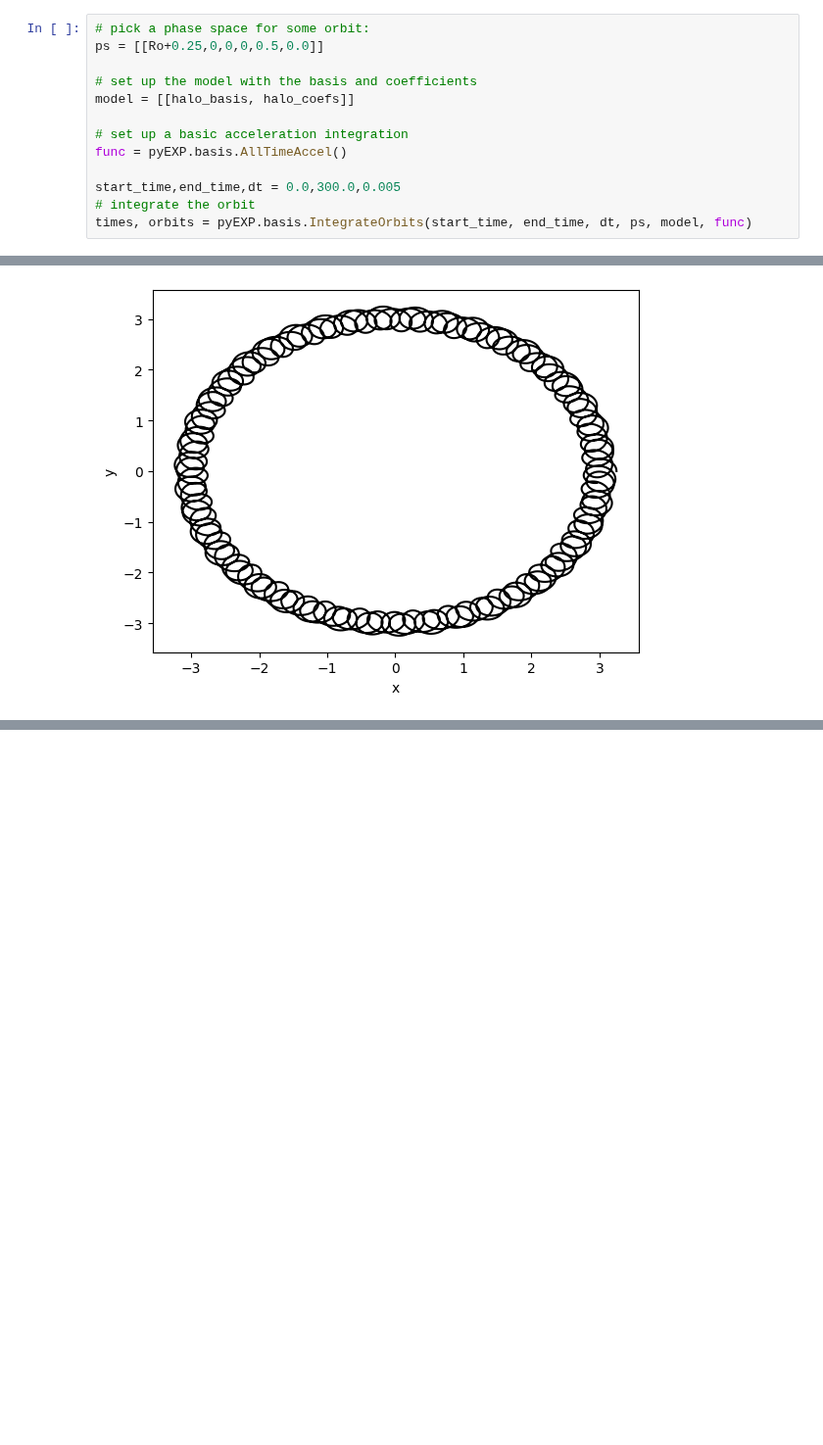
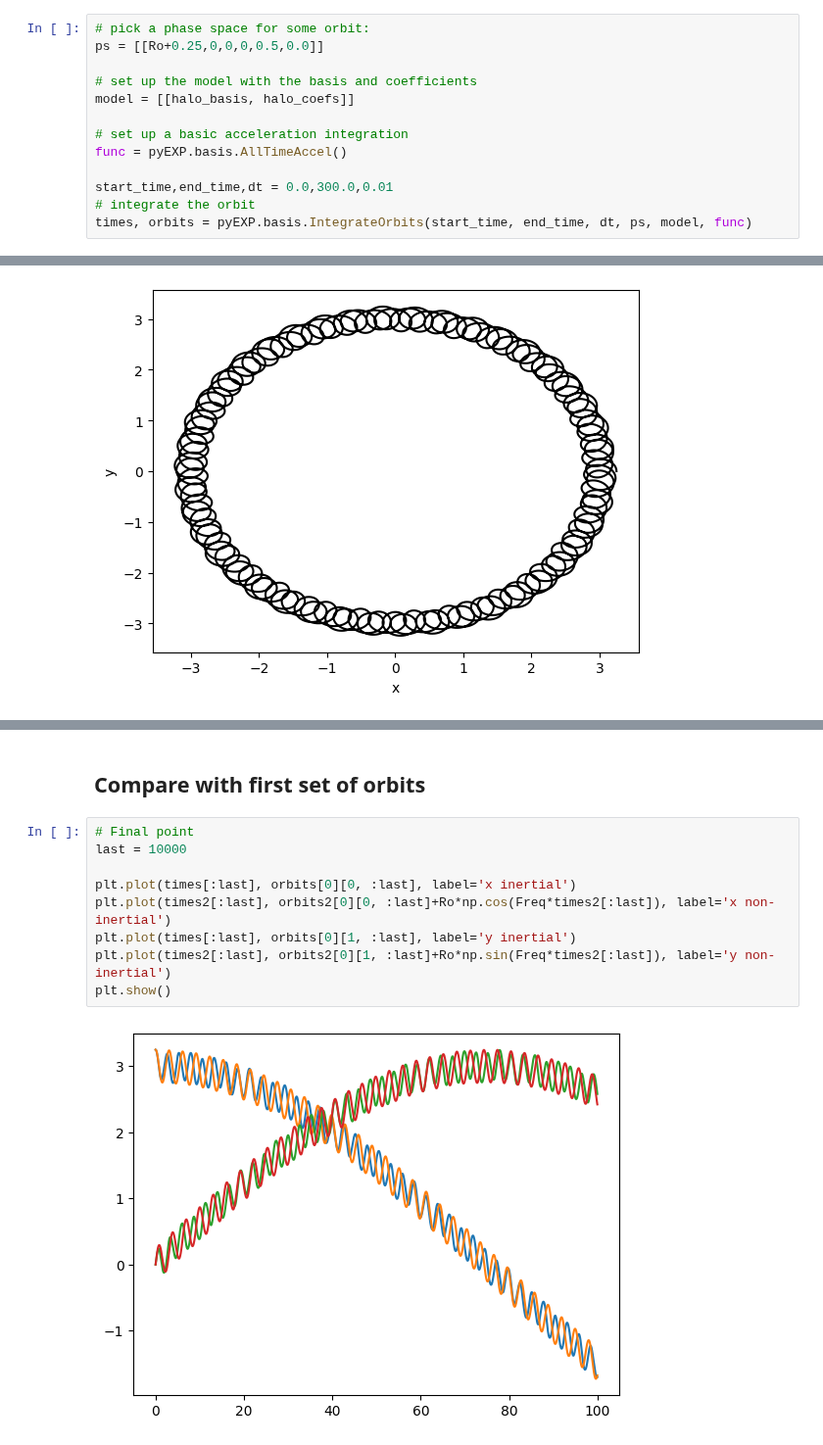
Before and after one commit to EXP-code/pyEXP-examples, a Jupyter notebook: How-To/Recipes/Orbits/OrbitingFrame.ipynb, the cells around one changed output, grey strips where cells are left out. Shown at 98% size. Drawn from its saved outputs; the diff is of its cells as text; blank space fills up the shorter version.

```diff
--- a/How-To/Recipes/Orbits/OrbitingFrame.ipynb
+++ b/How-To/Recipes/Orbits/OrbitingFrame.ipynb
@@ -91,7 +99,7 @@ model = [[halo_basis, halo_coefs]]
 # set up a basic acceleration integration
 func = pyEXP.basis.AllTimeAccel()
 
-start_time,end_time,dt = 0.0,300.0,0.005
+start_time,end_time,dt = 0.0,300.0,0.01
 # integrate the orbit
 times, orbits = pyEXP.basis.IntegrateOrbits(start_time, end_time, dt, ps, model, func)
 # %% [markdown]
@@ -105,0 +141,13 @@ Text(0, 0.5, 'y')
+# %% [markdown]
+## Compare with first set of orbits
+# %%
+# Final point
+last = 10000
+
+plt.plot(times[:last], orbits[0][0, :last], label='x inertial')
+plt.plot(times2[:last], orbits2[0][0, :last]+Ro*np.cos(Freq*times2[:last]), label='x non-inertial')
+plt.plot(times[:last], orbits[0][1, :last], label='y inertial')
+plt.plot(times2[:last], orbits2[0][1, :last]+Ro*np.sin(Freq*times2[:last]), label='y non-inertial')
+plt.show()
+# %% [output]
+[figure, added]
```
Also changed, not shown: parts of 6 cells of this notebook.
